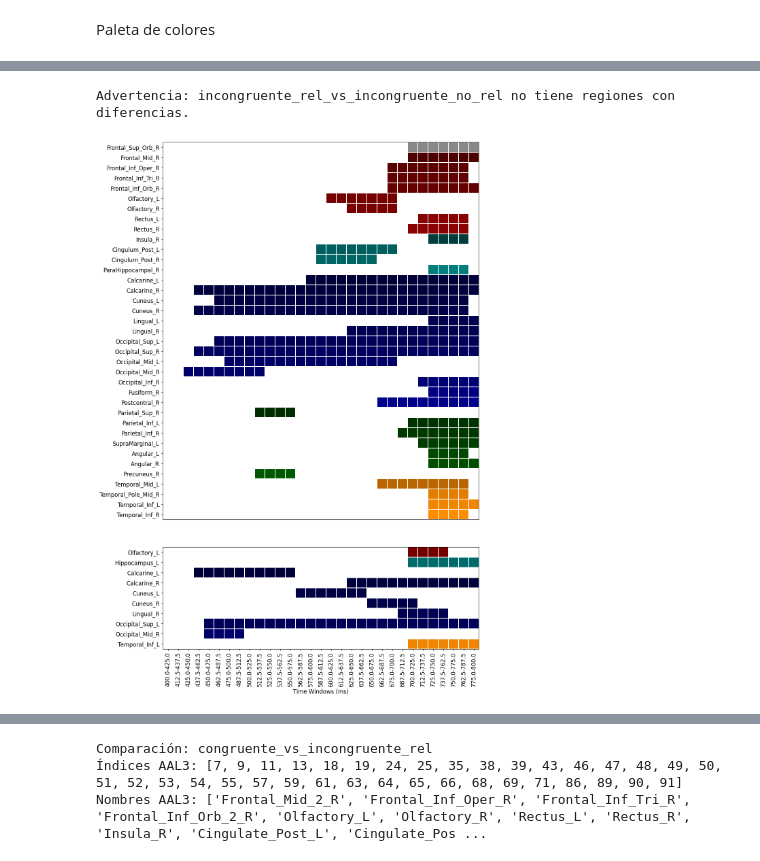
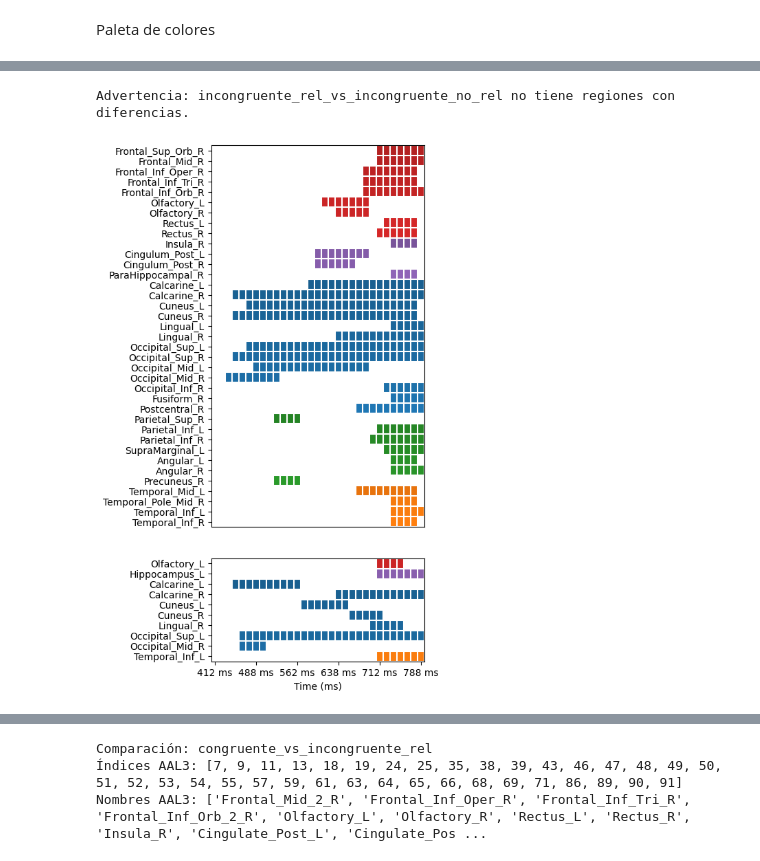
Before and after one commit to carrielfelipe/EEG_ERP_Analysis, a Jupyter notebook: PWI/LORETA_Significancia.ipynb, the cells around one changed output, grey strips where cells are left out. Saved outputs shown, nothing was run; the diff lists cells and outputs as text; code cells hidden in the pictures.

```diff
--- a/PWI/LORETA_Significancia.ipynb
+++ b/PWI/LORETA_Significancia.ipynb
@@ -538,6 +538,6 @@ lobulos = {
 # %% [markdown]
 Paleta de colores
 # %%
-df_regiones_cerebrales = pd.read_excel('AAL_mapping_final_con_colores.xlsx')
+df_regiones_cerebrales = pd.read_excel('AAL90_coloreado_por_lobulo_tableau.xlsx')
 # %%
 AAL_mapping_final = pd.read_excel('AAL_Mapping.xlsx')
@@ -833,8 +548,8 @@ import matplotlib.colors as mcolors
 import textwrap
 
 # Parámetros tamaño fijo por celda (en pulgadas)
-cell_height = 0.3
-cell_width = 0.3
+cell_height = 0.15
+cell_width = 0.1
 
 # ---------- ORDEN FIJO ----------
 # lobulos dict y ordered_regions (debes definir lobulos antes)
@@ -902,38 +617,48 @@ for ax, comp, filtered in axes:
         rgb = mcolors.to_rgb(hex_color)
         for j in range(n_cols):
             if filtered.iloc[i, j] == 1:
                 image_rgb[i, j, :] = rgb
 
     ax.imshow(image_rgb, aspect='auto', interpolation='none')
 
     # Grid
     ax.set_xticks(np.arange(-0.5, n_cols, 1), minor=True)
     ax.set_yticks(np.arange(-0.5, n_rows, 1), minor=True)
     ax.grid(which='minor', color='white', linestyle='-', linewidth=1.5)
     ax.tick_params(which='minor', bottom=False, left=False)
 
     # Etiquetas Y
     ax.set_yticks(np.arange(n_rows))
-    ax.set_yticklabels(filtered.index, fontsize=12)
+    ax.set_yticklabels(filtered.index, fontsize=10)
 
     # Etiquetas X solo para la última gráfica
     if ax == axes[-1][0]:
-        ax.set_xticks(np.arange(n_cols))
+
+        # Calcular los promedios de cada ventana
+        promedios_ventanas = [(start + end) / 2 for start, end in ventanas_ms]
+
+        # Seleccionar 6 posiciones equidistantes del total
+        n_ticks = 6
+        tick_indices = np.linspace(0, len(promedios_ventanas) - 1, n_ticks, dtype=int)
+
+        # Aplicar los ticks al eje X
+        ax.set_xticks(tick_indices)
         ax.set_xticklabels(
-            [f"{start:.1f}-{end:.1f}" for start, end in ventanas_ms],
-            rotation=90, fontsize=12
+            [f"{promedios_ventanas[i]:.0f} ms" for i in tick_indices],
+            rotation=0, fontsize=10
         )
-        ax.set_xlabel("Time Windows (ms)", fontsize=12)
+
+        ax.set_xlabel("Time (ms)", fontsize=10)
     else:
         ax.set_xticks([])
         ax.set_xticklabels([])
 
     ax.set_title("")
 
 plt.tight_layout()
-fig.savefig("figuras/Diferencias_Ventanas_Comparacion_coloreadas_FIX.pdf", format='pdf')
-fig.savefig("figuras/Diferencias_Ventanas_Comparacion_coloreadas_FIX.svg", format='svg')
+fig.savefig("figuras/Diferencias_Ventanas_Comparacion_1.pdf", format='pdf')
+fig.savefig("figuras/Diferencias_Ventanas_Comparacion_1.svg", format='svg')
 plt.show()
 # %% [output]
 Advertencia: incongruente_rel_vs_incongruente_no_rel no tiene regiones con diferencias.
-[figure, old version]
+[figure, new version]
```
Also changed, not shown: parts of 10 cells of this notebook, 58 other files.
